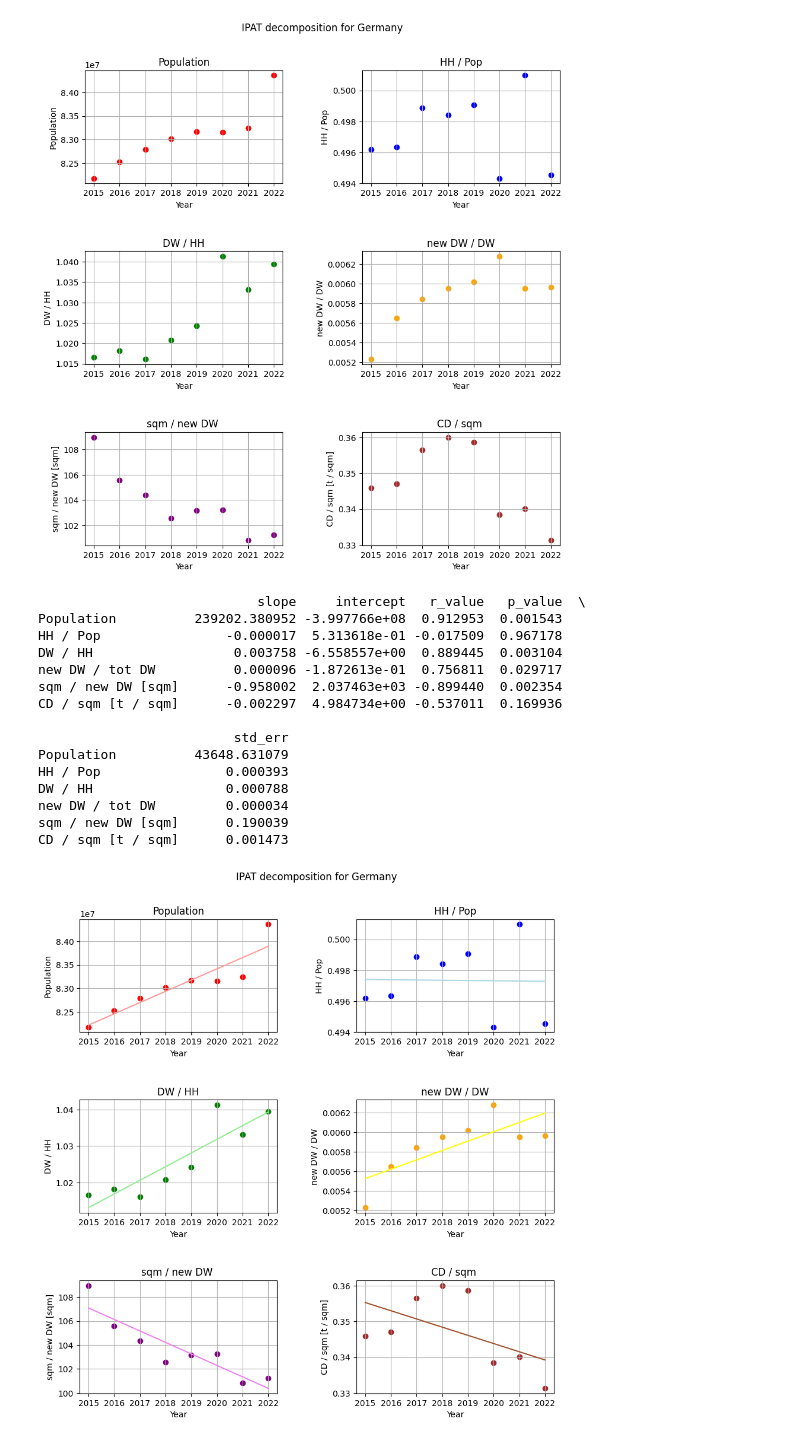
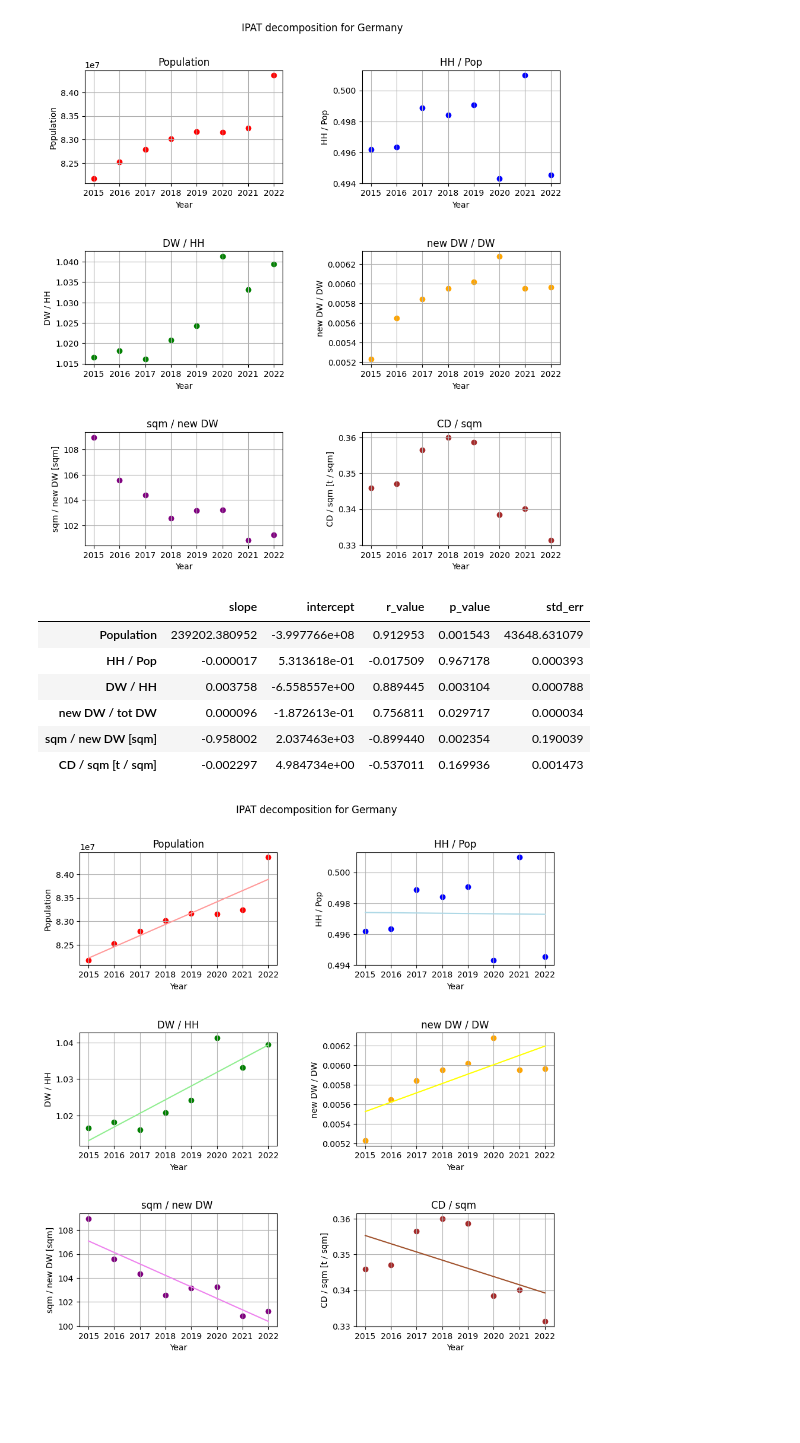
Before and after one commit to pietropecchini/Economic-Growth-and-Sustainability, a Jupyter notebook: analysis.ipynb, the cells around one changed output. Saved outputs shown, nothing was run; the diff lists cells and outputs as text; code cells hidden in the pictures; blank space fills up the shorter version.

```diff
--- a/analysis.ipynb
+++ b/analysis.ipynb
@@ -89,32 +89,24 @@ plt.show()
 # %%
 # Compute a linear regression for every column in the ipat decomposition, computing also the CHI squared value and saves the data in a dictionary
 
 ipat_regression = {}
 
 for column in ipat.columns:
     slope, intercept, r_value, p_value, std_err = linregress(ipat.index, ipat[column])
     ipat_regression[column] = {'slope': slope, 'intercept': intercept, 'r_value': r_value, 'p_value': p_value, 'std_err': std_err}
 
 # moves the dictionary into a dataframe and plots it
 
 ipat_regression_df = pd.DataFrame(ipat_regression).T
-print(ipat_regression_df)
+display(ipat_regression_df)
 # %% [output]
-                            slope     intercept   r_value   p_value  \
-Population          239202.380952 -3.997766e+08  0.912953  0.001543
-HH / Pop                -0.000017  5.313618e-01 -0.017509  0.967178
-DW / HH                  0.003758 -6.558557e+00  0.889445  0.003104
-new DW / tot DW          0.000096 -1.872613e-01  0.756811  0.029717
-sqm / new DW [sqm]      -0.958002  2.037463e+03 -0.899440  0.002354
-CD / sqm [t / sqm]      -0.002297  4.984734e+00 -0.537011  0.169936
-
-                         std_err
-Population          43648.631079
-HH / Pop                0.000393
-DW / HH                 0.000788
-new DW / tot DW         0.000034
-sqm / new DW [sqm]      0.190039
-CD / sqm [t / sqm]      0.001473
+|  | slope | intercept | r_value | p_value | std_err |
+| Population | 239202.380952 | -3.997766e+08 | 0.912953 | 0.001543 | 43648.631079 |
+| HH / Pop | -0.000017 | 5.313618e-01 | -0.017509 | 0.967178 | 0.000393 |
+| DW / HH | 0.003758 | -6.558557e+00 | 0.889445 | 0.003104 | 0.000788 |
+| new DW / tot DW | 0.000096 | -1.872613e-01 | 0.756811 | 0.029717 | 0.000034 |
+| sqm / new DW [sqm] | -0.958002 | 2.037463e+03 | -0.899440 | 0.002354 | 0.190039 |
+| CD / sqm [t / sqm] | -0.002297 | 4.984734e+00 | -0.537011 | 0.169936 | 0.001473 |
 # %%
 # Redoes the plots with the linear regression
 
```
Also changed, not shown: parts of 2 cells of this notebook.
